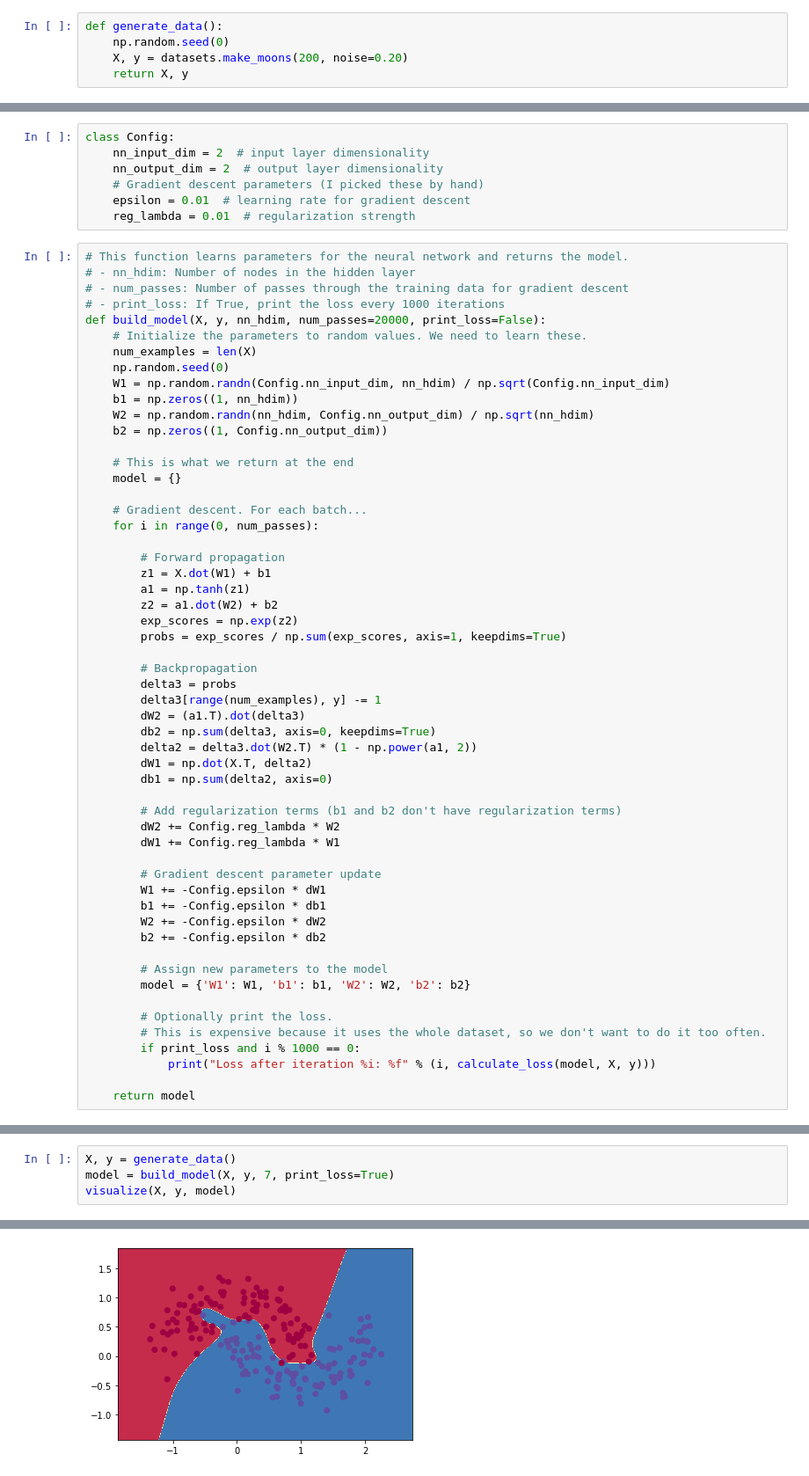
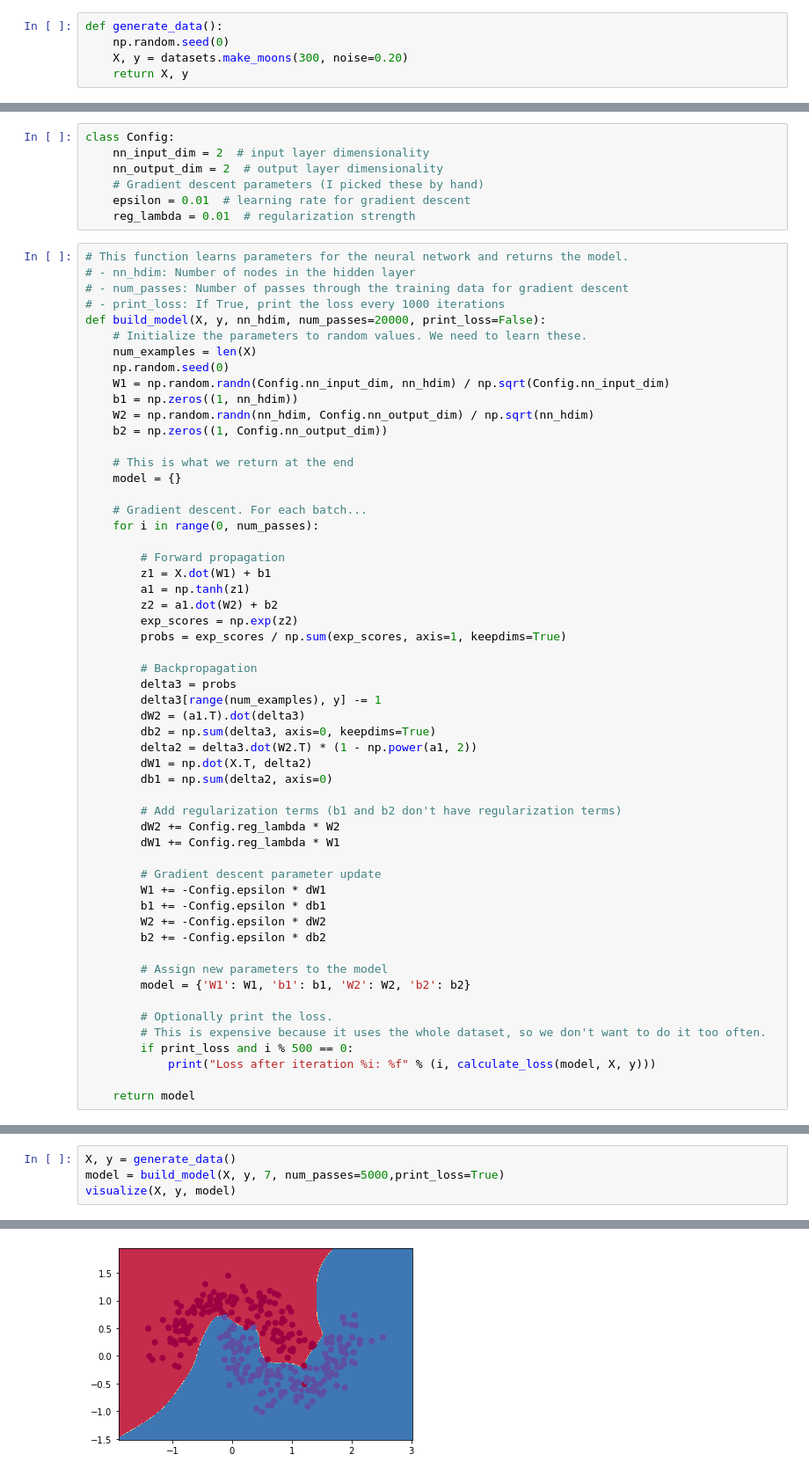
Before and after one commit to Sens3ii/CVT, a Jupyter notebook: lec11/NN_clasification.ipynb, the cells around one changed output, grey strips where cells are left out. Shown at 88% size. Saved outputs shown, nothing was run; the diff lists cells and outputs as text.

```diff
--- a/lec11/NN_clasification.ipynb
+++ b/lec11/NN_clasification.ipynb
@@ -5,7 +5,7 @@ import matplotlib.pyplot as plt
 # %%
 def generate_data():
     np.random.seed(0)
-    X, y = datasets.make_moons(200, noise=0.20)
+    X, y = datasets.make_moons(300, noise=0.20)
     return X, y
 # %%
 def visualize(X, y, model):
@@ -113,7 +113,7 @@ def build_model(X, y, nn_hdim, num_passes=20000, print_loss=False):
 
         # Optionally print the loss.
         # This is expensive because it uses the whole dataset, so we don't want to do it too often.
-        if print_loss and i % 1000 == 0:
+        if print_loss and i % 500 == 0:
             print("Loss after iteration %i: %f" % (i, calculate_loss(model, X, y)))
 
     return model
@@ -146,6 +143,6 @@ Loss after iteration 19000: 0.070758
 [figure]
 # %%
 X, y = generate_data()
-model = build_model(X, y, 7, print_loss=True)
+model = build_model(X, y, 7, num_passes=5000,print_loss=True)
 visualize(X, y, model)
 # %% [output]
@@ -172,2 +159,2 @@ Loss after iteration 19000: 0.031004
-[figure, old version]
+[figure, new version]
 [figure]
```
Also changed, not shown: parts of 2 cells of this notebook, 12 other files.
